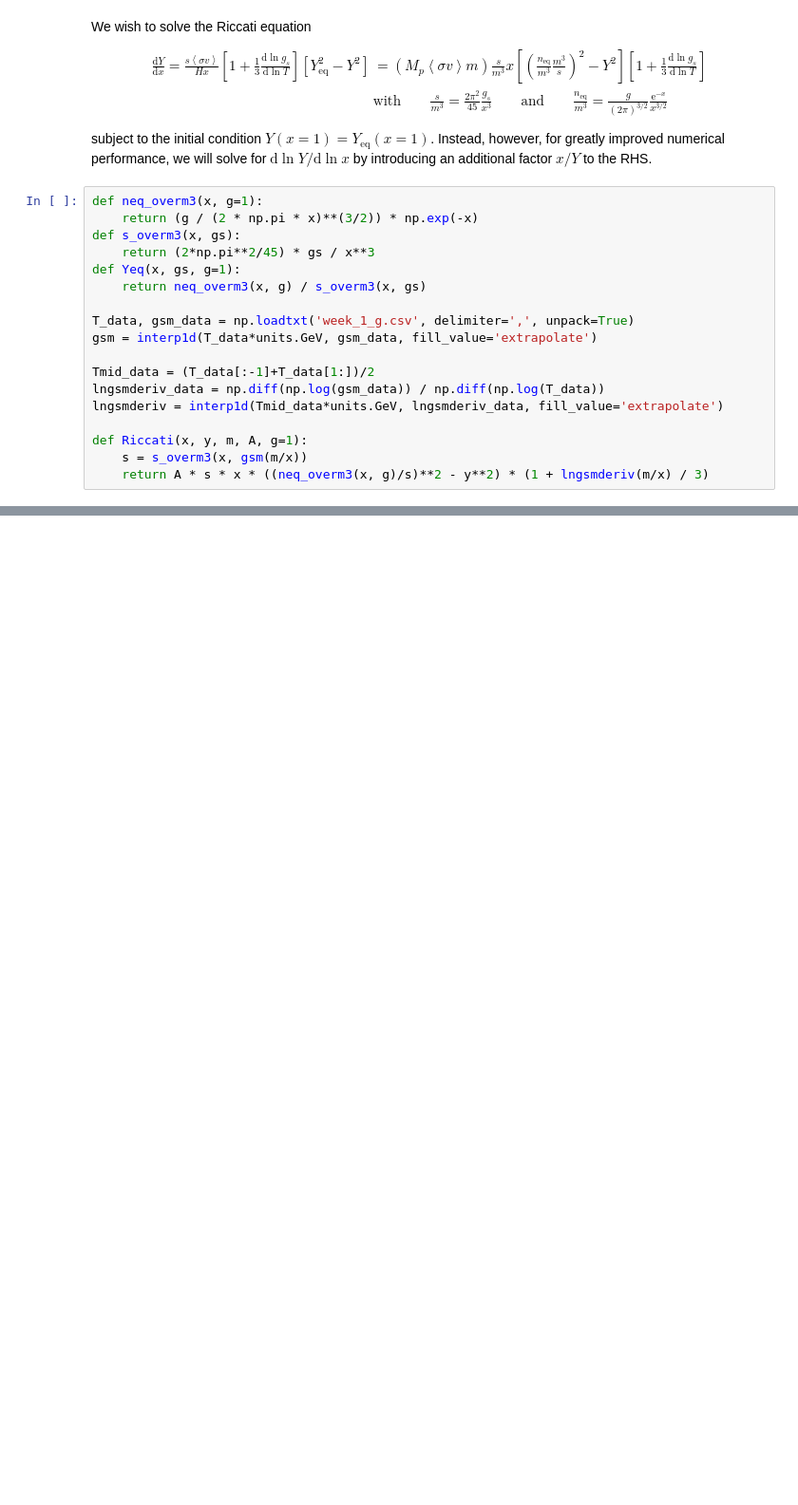
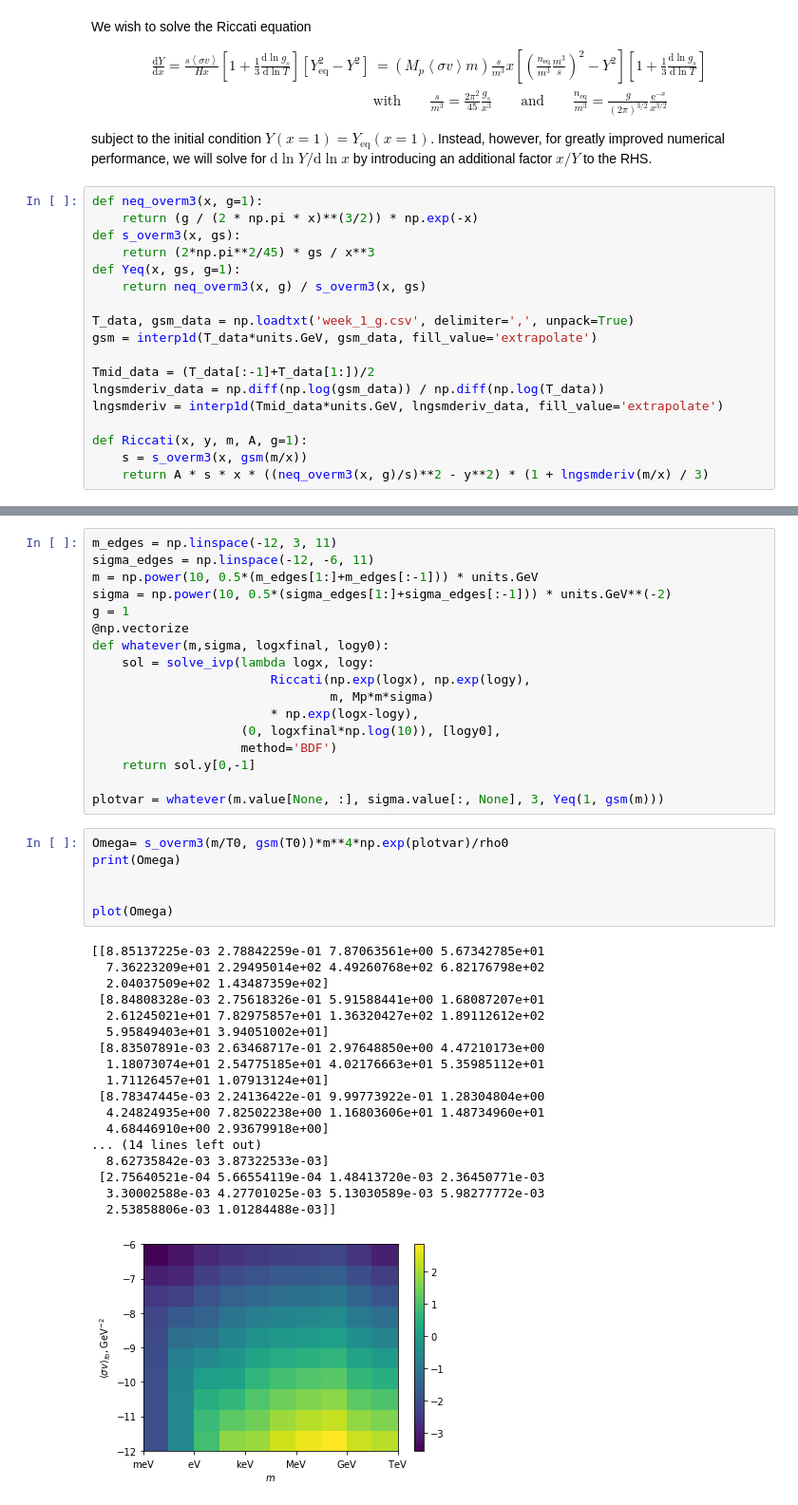
Before and after one commit to adam-coogan/gss19_sterile_nus, a Jupyter notebook: notebooks/week_1.ipynb, the cells around one changed output, grey strips where cells are left out. Shown at 95% size. Saved outputs shown, nothing was run; the diff lists cells and outputs as text; blank space fills up the shorter version.

```diff
--- a/notebooks/week_1.ipynb
+++ b/notebooks/week_1.ipynb
@@ -150,3 +173,45 @@ plt.ylim(-20, 5)
+# %%
+m_edges = np.linspace(-12, 3, 11)
+sigma_edges = np.linspace(-12, -6, 11)
+m = np.power(10, 0.5*(m_edges[1:]+m_edges[:-1])) * units.GeV
+sigma = np.power(10, 0.5*(sigma_edges[1:]+sigma_edges[:-1])) * units.GeV**(-2)
+g = 1
+@np.vectorize
+def whatever(m,sigma, logxfinal, logy0):
+    sol = solve_ivp(lambda logx, logy:
+                        Riccati(np.exp(logx), np.exp(logy),
+                                m, Mp*m*sigma)
+                        * np.exp(logx-logy),
+                    (0, logxfinal*np.log(10)), [logy0],
+                    method='BDF')
+    return sol.y[0,-1]
+
+plotvar = whatever(m.value[None, :], sigma.value[:, None], 3, Yeq(1, gsm(m)))
+# %%
+Omega= s_overm3(m/T0, gsm(T0))*m**4*np.exp(plotvar)/rho0
+print(Omega)
+
+
+plot(Omega)
+# %% [output]
+[[8.85137225e-03 2.78842259e-01 7.87063561e+00 5.67342785e+01
+  7.36223209e+01 2.29495014e+02 4.49260768e+02 6.82176798e+02
+  2.04037509e+02 1.43487359e+02]
+ [8.84808328e-03 2.75618326e-01 5.91588441e+00 1.68087207e+01
+  2.61245021e+01 7.82975857e+01 1.36320427e+02 1.89112612e+02
+  5.95849403e+01 3.94051002e+01]
+ [8.83507891e-03 2.63468717e-01 2.97648850e+00 4.47210173e+00
+  1.18073074e+01 2.54775185e+01 4.02176663e+01 5.35985112e+01
+  1.71126457e+01 1.07913124e+01]
+ [8.78347445e-03 2.24136422e-01 9.99773922e-01 1.28304804e+00
+  4.24824935e+00 7.82502238e+00 1.16803606e+01 1.48734960e+01
+  4.68446910e+00 2.93679918e+00]
+... (14 lines left out)
+  8.62735842e-03 3.87322533e-03]
+ [2.75640521e-04 5.66554119e-04 1.48413720e-03 2.36450771e-03
+  3.30002588e-03 4.27701025e-03 5.13030589e-03 5.98277772e-03
+  2.53858806e-03 1.01284488e-03]]
+[figure, added]
 # %%
 plt.semilogx(T_data, gsm_data)
 # %% [output]
```
Also changed, not shown: parts of 5 cells of this notebook.
